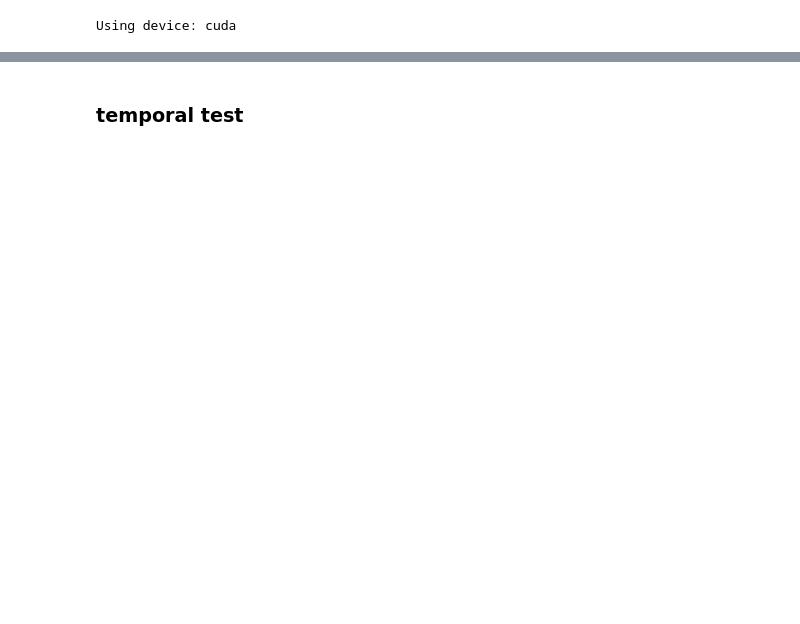
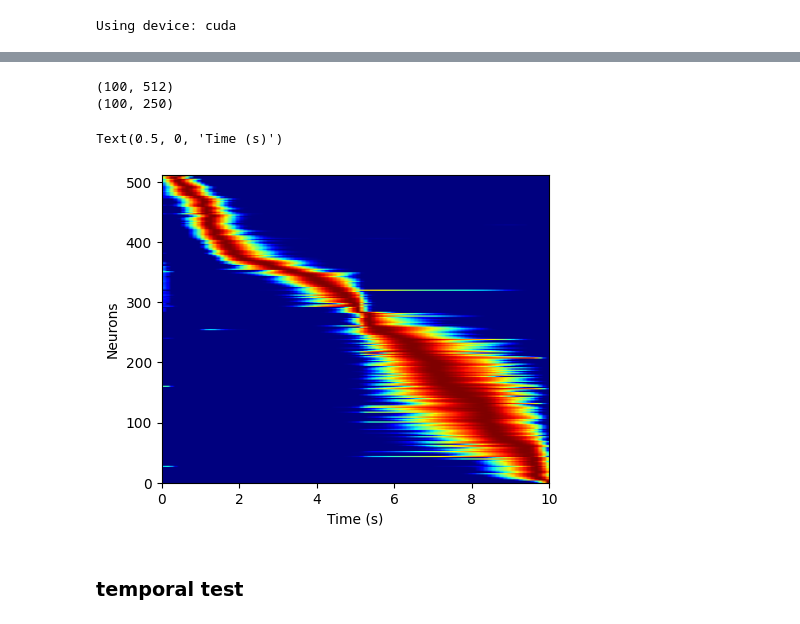
Before and after one commit to qrsyu/STCell, a Jupyter notebook: code/time_task.ipynb, the cells around one changed output, grey strips where cells are left out. Saved outputs shown, nothing was run; the diff lists cells and outputs as text; code cells hidden in the pictures; blank space fills up the shorter version.

```diff
--- a/code/time_task.ipynb
+++ b/code/time_task.ipynb
@@ -262,21 +283,21 @@ ax[0].legend()
 # %%
-# Plot the test outputs vs the test labels
-test_labels = data['test_labels']
-fig, ax = plt.subplots(1,2, figsize=(10,5))
-ax[0].imshow(test_labels[0].T, aspect='auto', cmap='binary')
-ax[0].set_title('Test Labels')
-ax[1].imshow(test_outputs[0].T, aspect='auto', cmap='binary')
-ax[1].set_title('Test Outputs from RNN')
-plt.show()
+# # Plot the test outputs vs the test labels
+# test_labels = data['test_labels']
+# fig, ax = plt.subplots(1,2, figsize=(10,5))
+# ax[0].imshow(test_labels[0].T, aspect='auto', cmap='binary')
+# ax[0].set_title('Test Labels')
+# ax[1].imshow(test_outputs[0].T, aspect='auto', cmap='binary')
+# ax[1].set_title('Test Outputs from RNN')
+# plt.show()
 # %%
-# Plot the difference between the test labels and the test outputs
-fig, ax = plt.subplots(figsize=(10,5))
-ax.imshow(test_labels[0].T - test_outputs[0].T, aspect='auto', cmap='bwr', vmin=-1, vmax=1)
-ax.set_title('Difference between Test Labels and Test Outputs')
-# Plot colorbar
-cbar = plt.colorbar(mappable=plt.cm.ScalarMappable(cmap='bwr'), ax=ax)
-cbar.set_label('Difference')
-plt.show()
+# # Plot the difference between the test labels and the test outputs
+# fig, ax = plt.subplots(figsize=(10,5))
+# ax.imshow(test_labels[0].T - test_outputs[0].T, aspect='auto', cmap='bwr', vmin=-1, vmax=1)
+# ax.set_title('Difference between Test Labels and Test Outputs')
+# # Plot colorbar
+# cbar = plt.colorbar(mappable=plt.cm.ScalarMappable(cmap='bwr'), ax=ax)
+# cbar.set_label('Difference')
+# plt.show()
 # %%
 def plt_hs(hs, min_fr=0.1, fig=None, ax=None):
 
@@ -315,13 +336,19 @@ def plt_hs(hs, min_fr=0.1, fig=None, ax=None):
 # %%
 # Averge accross the batch
 avg_hs = np.mean(hidden_states, axis=0)
 print(avg_hs.shape)
 
 # pre and post noise = 0.3, fr
-fig, ax = plt.subplots(figsize=(6, 4))
+fig, ax = plt.subplots(figsize=(5, 4))
 norm_hs, fig, ax = plt_hs(avg_hs, min_fr=0.1, fig=fig, ax=ax)
 print(norm_hs.shape)
-plt.savefig(f'hidden_states(RealModel-{load_data_type}).png', transparent=True)
+ax.set_xlabel('Time (s)')
+# plt.savefig(f'hidden_states(RealModel-{load_data_type}).png', transparent=True)
+# %% [output]
+(100, 512)
+(100, 250)
+Text(0.5, 0, 'Time (s)')
+[figure, added]
 # %% [markdown]
 ### temporal test
 # %%
```
Also changed, not shown: parts of 16 cells of this notebook, 13 other files.
